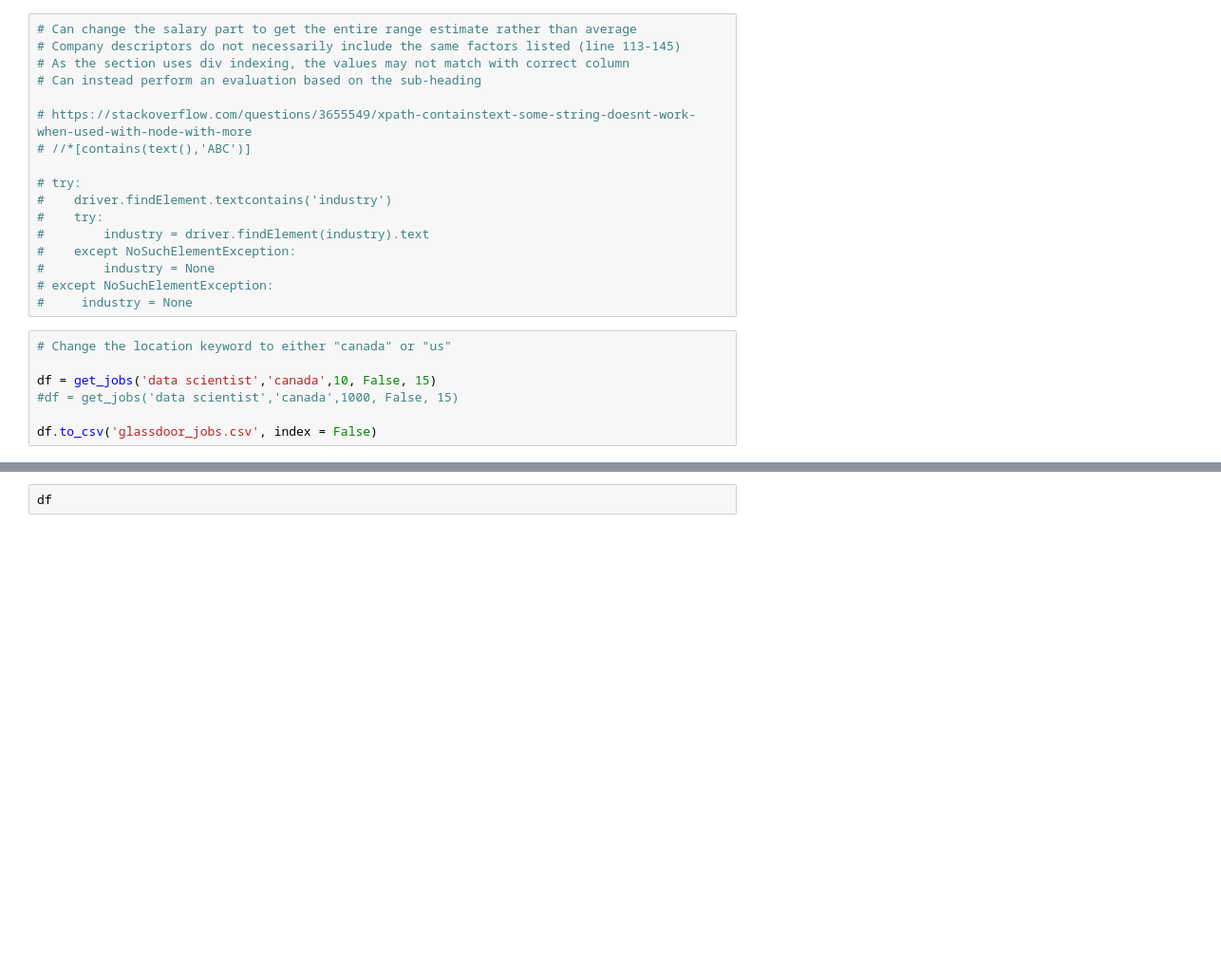
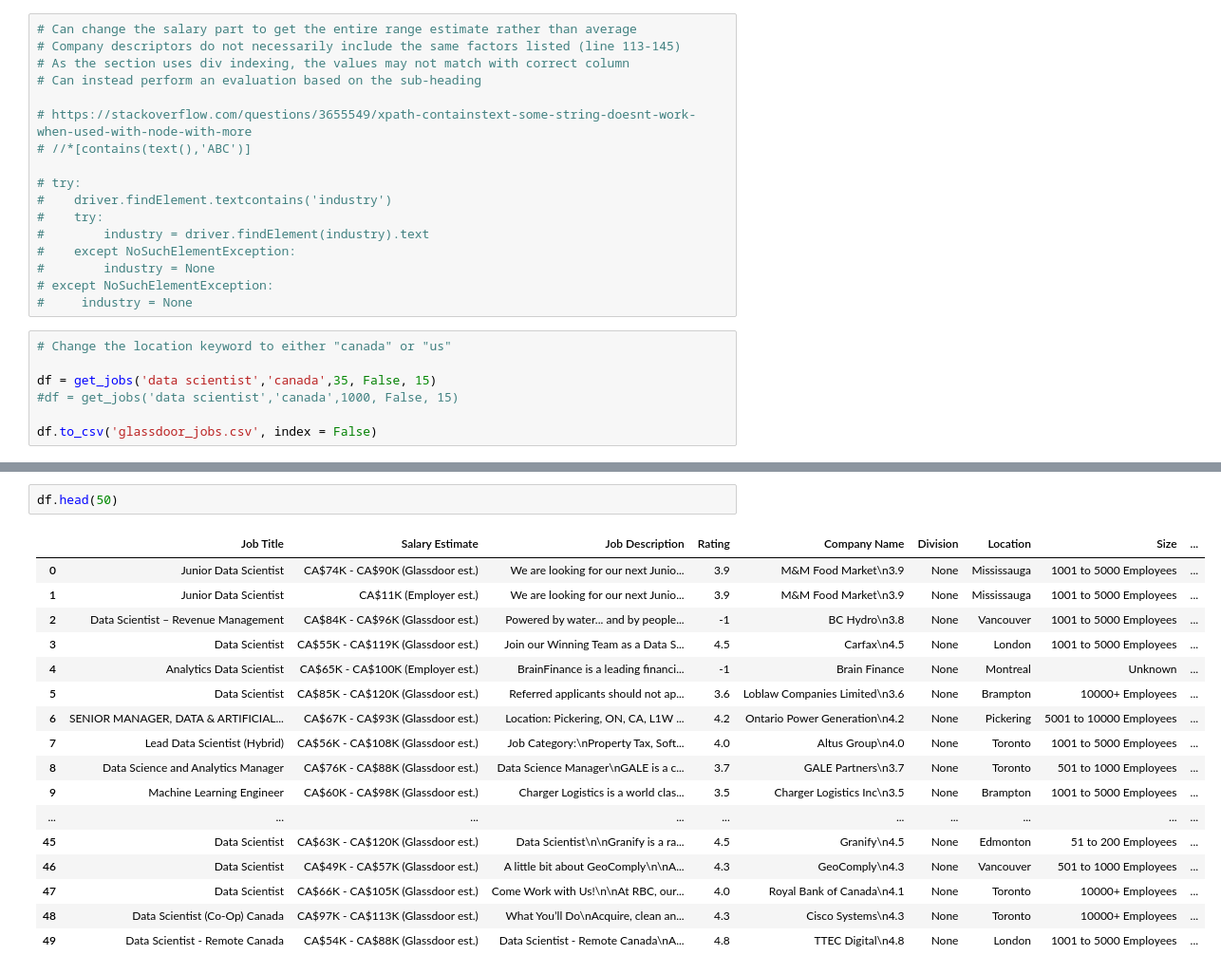
Before and after one commit to myang987/dsjob, a Jupyter notebook: Glassdoor_Job_Scraper.ipynb, the cells around one changed output, grey strips where cells are left out. Shown at 95% size. Cells and saved outputs as stored; diff of their text form; blank space fills up the shorter version.

```diff
--- a/Glassdoor_Job_Scraper.ipynb
+++ b/Glassdoor_Job_Scraper.ipynb
@@ -238,7 +237,7 @@ def get_jobs(keyword, location, num_jobs, verbose, slp_time):
 # %%
 # Change the location keyword to either "canada" or "us"
 
-df = get_jobs('data scientist','canada',10, False, 15)
+df = get_jobs('data scientist','canada',35, False, 15)
 #df = get_jobs('data scientist','canada',1000, False, 15)
 
 df.to_csv('glassdoor_jobs.csv', index = False)
@@ -245,4 +262,22 @@ df.to_csv('glassdoor_jobs.csv', index = False)
 # %%
-df
+df.head(50)
+# %% [output]
+|  | Job Title | Salary Estimate | Job Description | Rating | Company Name | Division | Location | Size | ... |
+| 0 | Junior Data Scientist | CA$74K - CA$90K (Glassdoor est.) | We are looking for our next Junio... | 3.9 | M&M Food Market\n3.9 | None | Mississauga | 1001 to 5000 Employees | ... |
+| 1 | Junior Data Scientist | CA$11K (Employer est.) | We are looking for our next Junio... | 3.9 | M&M Food Market\n3.9 | None | Mississauga | 1001 to 5000 Employees | ... |
+| 2 | Data Scientist – Revenue Management | CA$84K - CA$96K (Glassdoor est.) | Powered by water... and by people... | -1 | BC Hydro\n3.8 | None | Vancouver | 1001 to 5000 Employees | ... |
+| 3 | Data Scientist | CA$55K - CA$119K (Glassdoor est.) | Join our Winning Team as a Data S... | 4.5 | Carfax\n4.5 | None | London | 1001 to 5000 Employees | ... |
+| 4 | Analytics Data Scientist | CA$65K - CA$100K (Employer est.) | BrainFinance is a leading financi... | -1 | Brain Finance | None | Montreal | Unknown | ... |
+| 5 | Data Scientist | CA$85K - CA$120K (Glassdoor est.) | Referred applicants should not ap... | 3.6 | Loblaw Companies Limited\n3.6 | None | Brampton | 10000+ Employees | ... |
+| 6 | SENIOR MANAGER, DATA & ARTIFICIAL... | CA$67K - CA$93K (Glassdoor est.) | Location: Pickering, ON, CA, L1W ... | 4.2 | Ontario Power Generation\n4.2 | None | Pickering | 5001 to 10000 Employees | ... |
+| 7 | Lead Data Scientist (Hybrid) | CA$56K - CA$108K (Glassdoor est.) | Job Category:\nProperty Tax, Soft... | 4.0 | Altus Group\n4.0 | None | Toronto | 1001 to 5000 Employees | ... |
+| 8 | Data Science and Analytics Manager | CA$76K - CA$88K (Glassdoor est.) | Data Science Manager\nGALE is a c... | 3.7 | GALE Partners\n3.7 | None | Toronto | 501 to 1000 Employees | ... |
+| 9 | Machine Learning Engineer | CA$60K - CA$98K (Glassdoor est.) | Charger Logistics is a world clas... | 3.5 | Charger Logistics Inc\n3.5 | None | Brampton | 1001 to 5000 Employees | ... |
+| ... | ... | ... | ... | ... | ... | ... | ... | ... | ... |
+| 45 | Data Scientist | CA$63K - CA$120K (Glassdoor est.) | Data Scientist\n\nGranify is a ra... | 4.5 | Granify\n4.5 | None | Edmonton | 51 to 200 Employees | ... |
+| 46 | Data Scientist | CA$49K - CA$57K (Glassdoor est.) | A little bit about GeoComply\n\nA... | 4.3 | GeoComply\n4.3 | None | Vancouver | 501 to 1000 Employees | ... |
+| 47 | Data Scientist | CA$66K - CA$105K (Glassdoor est.) | Come Work with Us!\n\nAt RBC, our... | 4.0 | Royal Bank of Canada\n4.1 | None | Toronto | 10000+ Employees | ... |
+| 48 | Data Scientist (Co-Op) Canada | CA$97K - CA$113K (Glassdoor est.) | What You’ll Do\nAcquire, clean an... | 4.3 | Cisco Systems\n4.3 | None | Toronto | 10000+ Employees | ... |
+| 49 | Data Scientist - Remote Canada | CA$54K - CA$88K (Glassdoor est.) | Data Scientist - Remote Canada\nA... | 4.8 | TTEC Digital\n4.8 | None | London | 1001 to 5000 Employees | ... |
 # %%
 df.dtypes
```
Also changed, not shown: parts of 3 cells of this notebook, 1 other file.
